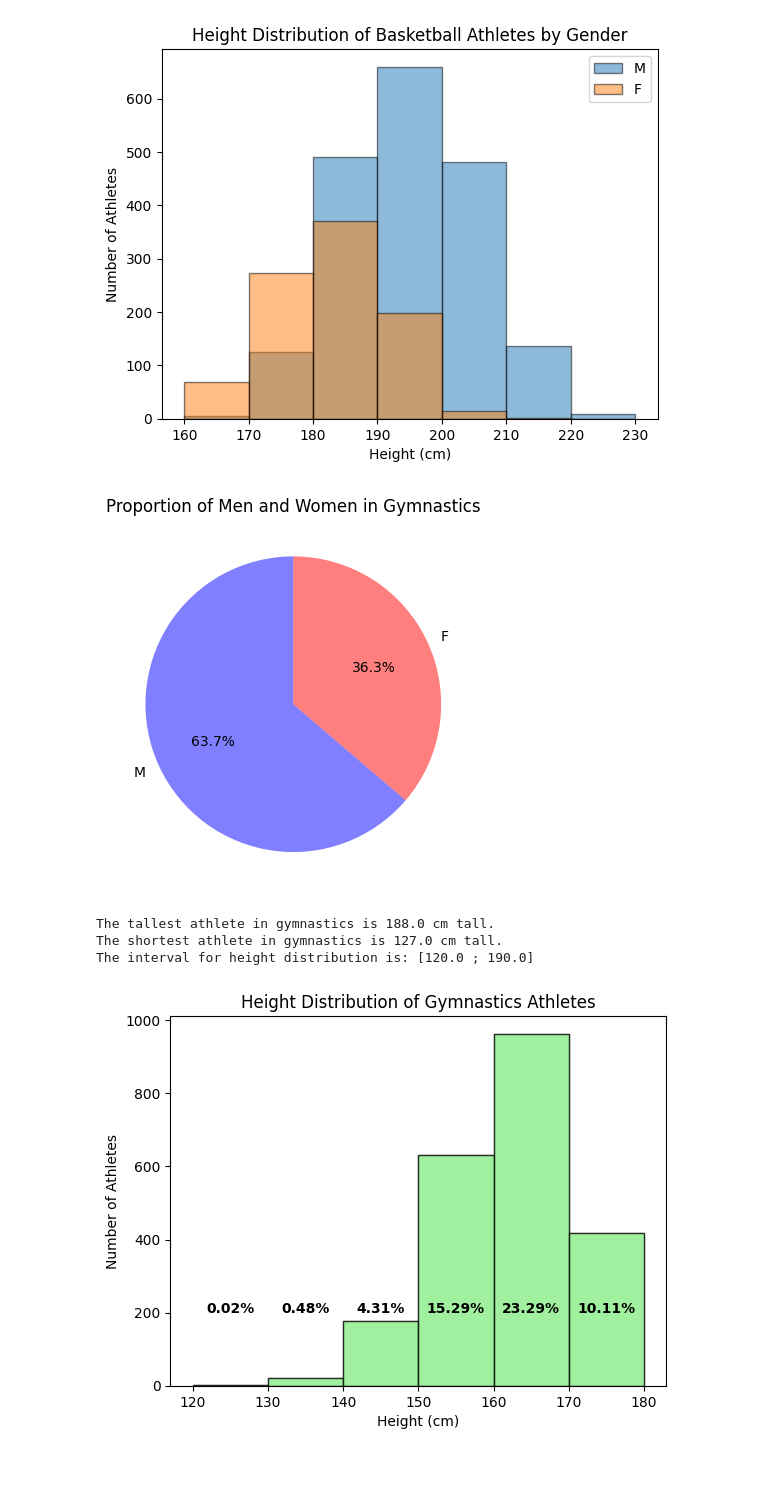
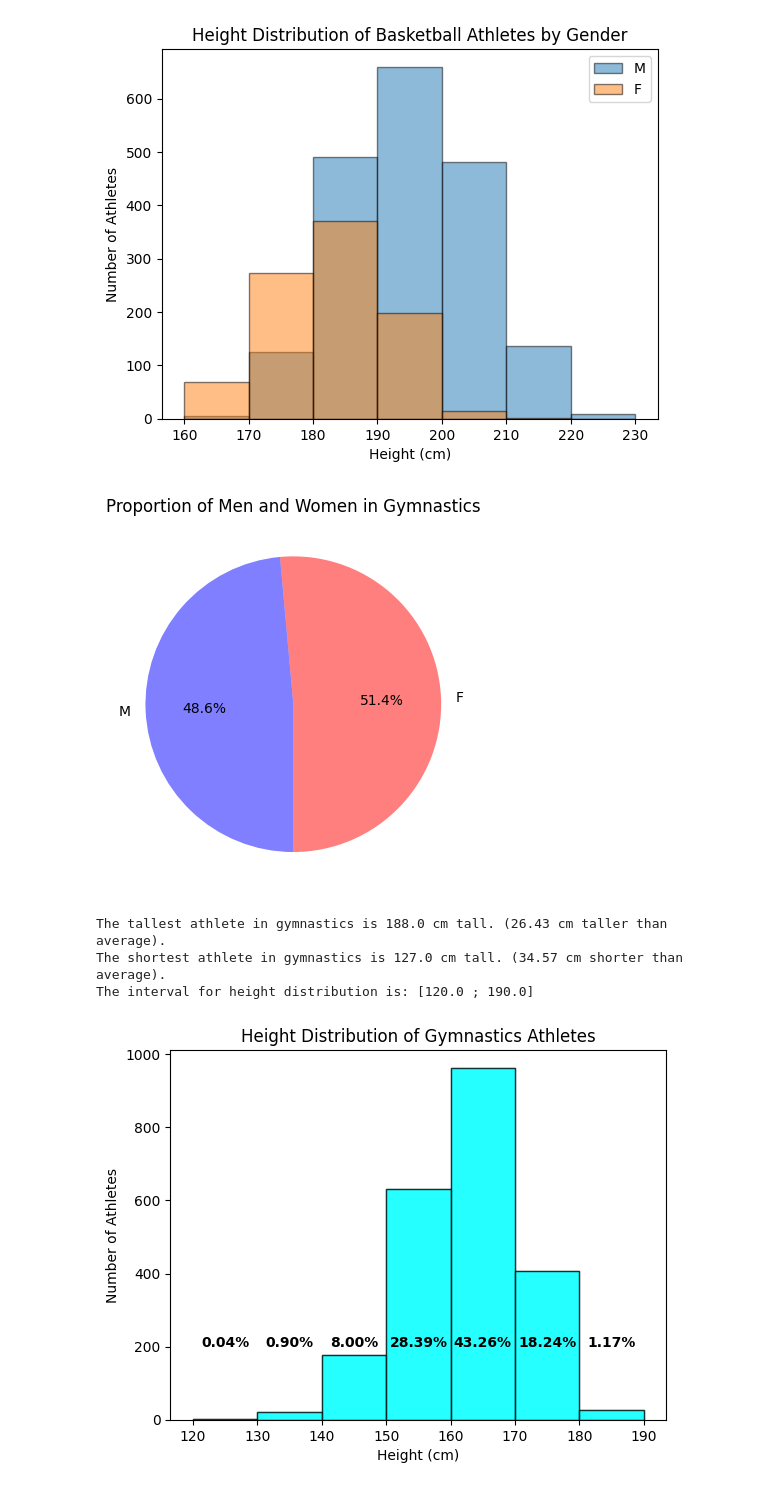
Before and after one commit to liza-no/CS450_Programming_Course, a Jupyter notebook: data-exploration.ipynb, the cells around one changed output. Cells and saved outputs as stored; diff of their text form; code cells hidden in the pictures.

```diff
--- a/data-exploration.ipynb
+++ b/data-exploration.ipynb
@@ -137,13 +137,14 @@ athletes[athletes['Height'] == 127.0]
 # %%
 # See gender balance in Basketball
 # Filter DataFrame for Basketball records
-basketball_df = athletes[athletes['Sport'] == 'Basketball'].drop_duplicates(["ID"])
+basketball_df = athletes[athletes['Sport'] == 'Basketball'].drop_duplicates(["ID"]).dropna(subset=['Height'])
 
 # Count the number of occurrences of each gender in the filtered DataFrame
 gender_counts = basketball_df['Sex'].value_counts()
 
 # Create a pie chart
-plt.pie(gender_counts, labels=gender_counts.index, autopct='%1.1f%%', startangle=90, colors=['b', 'r'], wedgeprops=dict(alpha=opacity))
+plt.pie(gender_counts, labels=gender_counts.index, autopct='%1.1f%%',
+        startangle=90, colors=['b', 'r'], wedgeprops=dict(alpha=opacity))
 plt.title('Proportion of Men and Women in Basketball')
 plt.show()
 # %% [output]
@@ -162,8 +163,10 @@ The interval for height distribution is: [160.0 ; 230.0]
 height_intervals = range(160, 240, 10)
 
 # Create a histogram
-plt.hist(basketball_df['Height'], bins=height_intervals, edgecolor='black', alpha=0.7, color='cyan')
-n, bins, patches = plt.hist(basketball_df['Height'], bins=height_intervals, edgecolor='black', alpha=0.7)
+plt.hist(basketball_df['Height'], bins=height_intervals,
+         edgecolor='black', alpha=0.7, color='cyan')
+n, bins, patches = plt.hist(basketball_df['Height'],
+                            bins=height_intervals, edgecolor='black', alpha=0.7)
 
 # Set labels and title
 plt.xlabel('Height (cm)')
@@ -174,8 +177,8 @@ plt.title('Height Distribution of Basketball Athletes')
 
 total_athletes = len(basketball_df)
 for percentage, interval, patch in zip(n / total_athletes * 100, bins[:-1], patches):
-    plt.text(patch.get_x() + patch.get_width() / 2, 170, f'{percentage:.1f}%', ha='center', va='center', color='black', fontweight='bold')
-
+    plt.text(patch.get_x() + patch.get_width() / 2, 170, f'{percentage:.1f}%',
+             ha='center', va='center', color='black', fontweight='bold')
 
 # Show the plot
 plt.show()
@@ -205,50 +208,51 @@ plt.show()
 # %%
 # See gender balance in Gymnastics
 # Filter DataFrame for Gymnasticsl records
-gymnastics_df = athletes[athletes['Sport'] == 'Gymnastics'].drop_duplicates(["ID"])
+gymnastics_df = athletes[athletes['Sport'] == 'Gymnastics'].drop_duplicates(["ID"]).dropna(subset=['Height'])
 
 # Count the number of occurrences of each gender in the filtered DataFrame
 gender_counts = gymnastics_df['Sex'].value_counts()
 
+
 # Create a pie chart
-plt.pie(gender_counts, labels=gender_counts.index, autopct='%1.1f%%', startangle=90, colors=['b', 'r'], wedgeprops=dict(alpha=opacity))
+plt.pie(gender_counts, labels=gender_counts.index, autopct='%1.1f%%', startangle=270, colors=['r', 'b'], wedgeprops=dict(alpha=opacity))
 plt.title('Proportion of Men and Women in Gymnastics')
 plt.show()
 # %% [output]
-[figure, old version]
+[figure, new version]
 # %%
 # Get minimum and maximum height for gymnastics athletes to define the interval
-print(f'The tallest athlete in gymnastics is {gymnastics_df['Height'].max()} cm tall.')
-print(f'The shortest athlete in gymnastics is {gymnastics_df['Height'].min()} cm tall.')
+print(f'The tallest athlete in gymnastics is {gymnastics_df['Height'].max()} cm tall. ({gymnastics_df['Height'].max()-gymnastics_df['Height'].mean():.2f} cm taller than average).')
+print(f'The shortest athlete in gymnastics is {gymnastics_df['Height'].min()} cm tall. ({gymnastics_df['Height'].mean()-gymnastics_df['Height'].min():.2f} cm shorter than average).')
 print(f'The interval for height distribution is: [{gymnastics_df['Height'].min() // 10 * 10} ; {gymnastics_df['Height'].max() // 10 * 10 + 10}]')
 # %% [output]
-The tallest athlete in gymnastics is 188.0 cm tall.
-The shortest athlete in gymnastics is 127.0 cm tall.
+The tallest athlete in gymnastics is 188.0 cm tall. (26.43 cm taller than average).
+The shortest athlete in gymnastics is 127.0 cm tall. (34.57 cm shorter than average).
 The interval for height distribution is: [120.0 ; 190.0]
 # %%
 # Define the height intervals
-height_intervals = range(120, 190, 10)
+height_intervals = range(120, 200, 10)
 
 # Create a histogram
-plt.hist(gymnastics_df['Height'], bins=height_intervals, edgecolor='black', alpha=0.5, color='lightgreen')
-n, bins, patches = plt.hist(gymnastics_df['Height'], bins=height_intervals, edgecolor='black', alpha=0.7, color="lightgreen")
+plt.hist(gymnastics_df['Height'], bins=height_intervals, edgecolor='black', alpha=0.5, color='cyan')
+n, bins, patches = plt.hist(gymnastics_df['Height'], bins=height_intervals, edgecolor='black', alpha=0.7, color="cyan")
 
 # Set labels and title
 plt.xlabel('Height (cm)')
 plt.ylabel('Number of Athletes')
 plt.title('Height Distribution of Gymnastics Athletes')
 
 # Add percentage labels
 
 total_athletes = len(gymnastics_df)
 for percentage, interval, patch in zip(n / total_athletes * 100, bins[:-1], patches):
     plt.text(patch.get_x() + patch.get_width() / 2, 210, f'{percentage:.2f}%', ha='center', va='center', color='black', fontweight='bold')
 
 
 # Show the plot
 plt.show()
 # %% [output]
-[figure, old version]
+[figure, new version]
 # %%
 # Create a figure and axis
 fig, ax = plt.subplots()
```
Also changed, not shown: parts of 12 cells of this notebook.
